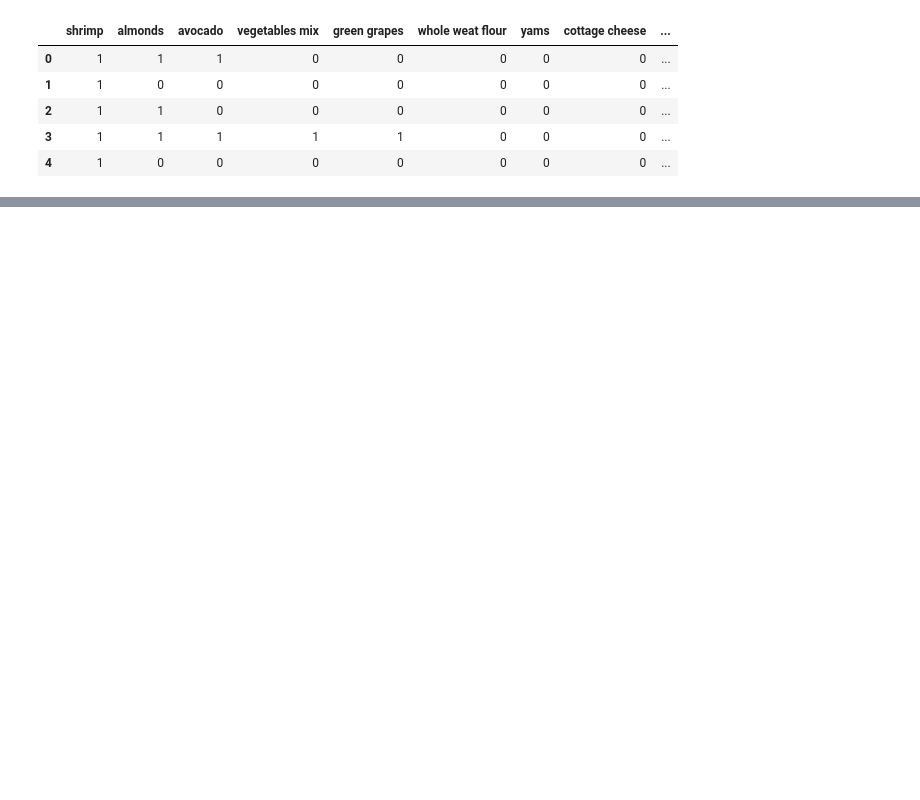
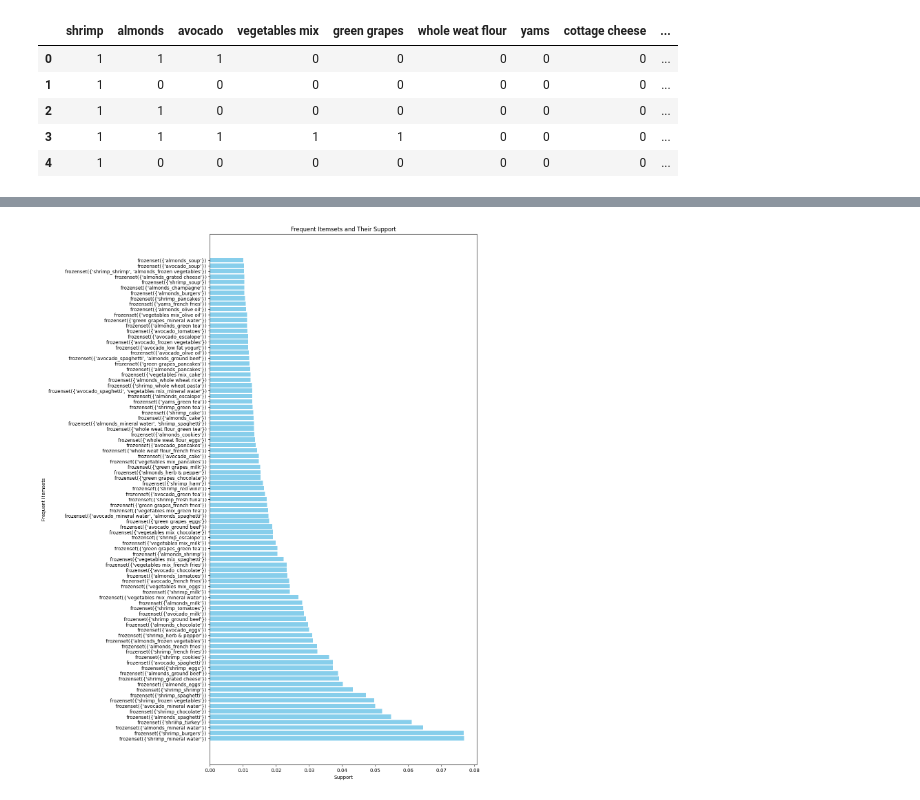
Before and after one commit to Epsita-R/ML, a Jupyter notebook: 2348517_Lab3.ipynb, the cells around one changed output, grey strips where cells are left out. Cells and saved outputs as stored; diff of their text form; code cells hidden in the pictures; blank space fills up the shorter version.

```diff
--- a/2348517_Lab3.ipynb
+++ b/2348517_Lab3.ipynb
@@ -60,3 +60,9 @@ frozen smoothie      0
 spinach              0
 olive oil            0
 dtype: int64
+# %%
+#Encoding Categorical data to numerical data
+#One-hot encoding
+from sklearn.preprocessing import LabelEncoder
+df_encoded = pd.get_dummies(data, columns=["shrimp","olive oil","almonds","avocado","vegetables mix","green grapes","whole weat flour","yams","cottage cheese","energy drink","tomato juice","low fat yogurt","green tea","honey","salad","mineral water","salmon","antioxydant juice","frozen smoothie","spinach"])
+df_encoded.head()
@@ -113,0 +129,5 @@ print(pivot_table)
+# %%
+# Find frequent itemsets with minimum support
+frequent_itemsets = apriori(df_encoded, min_support=0.01, use_colnames=True)
+frequent_itemsets['length']=frequent_itemsets['itemsets'].apply(lambda x:len(x))
+frequent_itemsets
@@ -113,0 +163,12 @@ print(pivot_table)
+# %%
+#assigning the itemset in ascending order
+frequent_itemsets = frequent_itemsets.sort_values(by='support', ascending=False)
+#plotting the frequent itemset
+plt.figure(figsize=(10, 20))
+plt.barh(frequent_itemsets['itemsets'].astype(str), frequent_itemsets['support'], color='skyblue')
+plt.xlabel('Support')
+plt.ylabel('Frequent Itemsets')
+plt.title('Frequent Itemsets and Their Support')
+plt.show()
+# %% [output]
+[figure, added]
```
Also changed, not shown: parts of 21 cells of this notebook.
